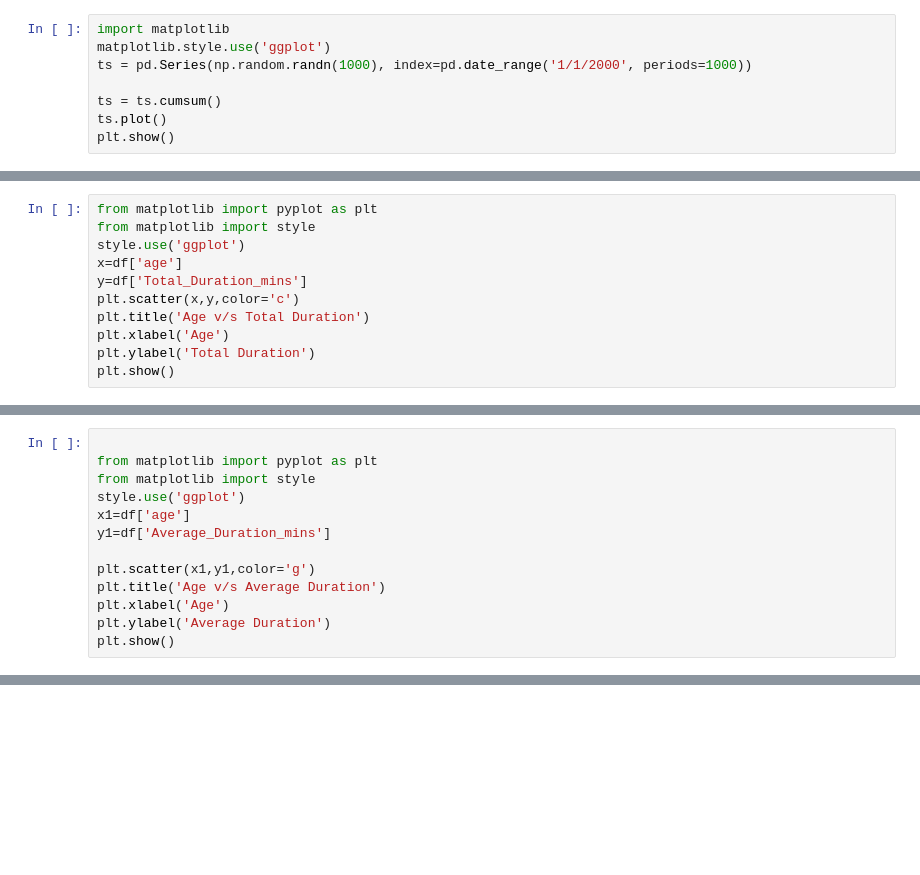
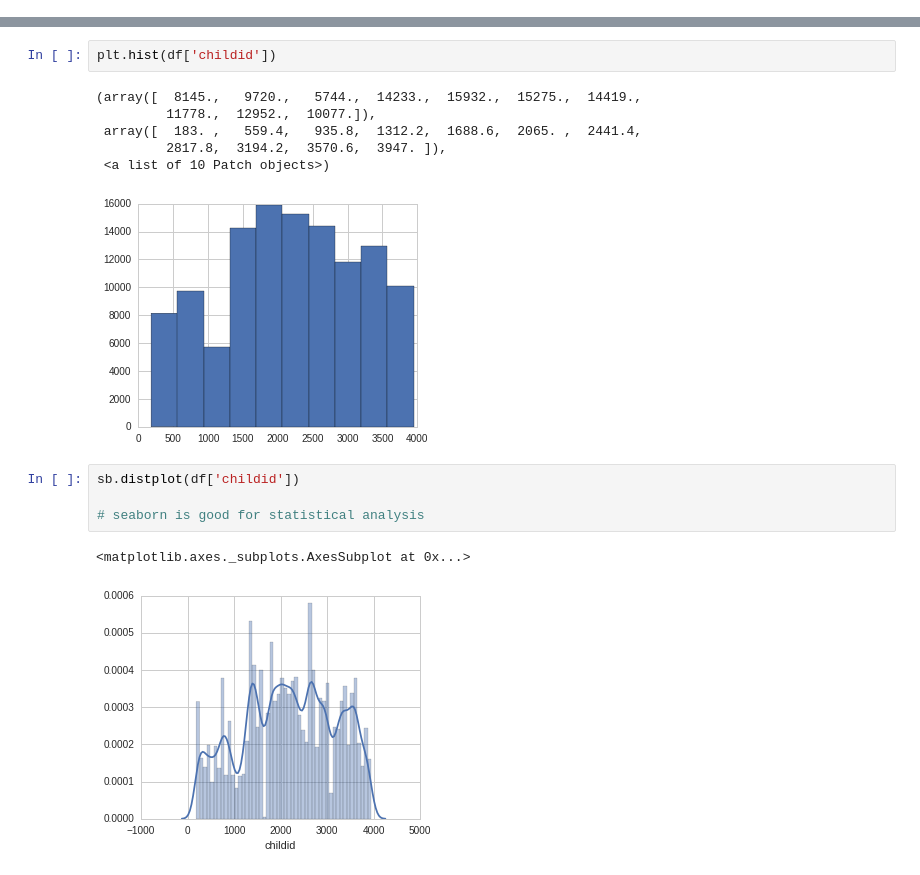
Before and after one commit to mittidesai/Mobile-Apps-activity-analysis-and-prediction, a Jupyter notebook: Untitled.ipynb, the cells around one changed output, grey strips where cells are left out. Saved outputs shown, nothing was run; the diff lists cells and outputs as text; blank space fills up the shorter version.

```diff
--- a/Untitled.ipynb
+++ b/Untitled.ipynb
@@ -30,8 +24,0 @@ df.describe
-# %%
-import matplotlib
-matplotlib.style.use('ggplot')
-ts = pd.Series(np.random.randn(1000), index=pd.date_range('1/1/2000', periods=1000))
-
-ts = ts.cumsum()
-ts.plot()
-plt.show()
@@ -40,11 +24,0 @@ plt.show()
-# %%
-from matplotlib import pyplot as plt
-from matplotlib import style
-style.use('ggplot')
-x=df['age']
-y=df['Total_Duration_mins']
-plt.scatter(x,y,color='c')
-plt.title('Age v/s Total Duration')
-plt.xlabel('Age')
-plt.ylabel('Total Duration')
-plt.show()
@@ -55,13 +24,0 @@ plt.show()
-# %%
-
-from matplotlib import pyplot as plt
-from matplotlib import style
-style.use('ggplot')
-x1=df['age']
-y1=df['Average_Duration_mins']
-
-plt.scatter(x1,y1,color='g')
-plt.title('Age v/s Average Duration')
-plt.xlabel('Age')
-plt.ylabel('Average Duration')
-plt.show()
@@ -93,0 +25,16 @@ plt.savefig('smooth_plot.png')
+# %%
+plt.hist(df['childid'])
+# %% [output]
+(array([  8145.,   9720.,   5744.,  14233.,  15932.,  15275.,  14419.,
+         11778.,  12952.,  10077.]),
+ array([  183. ,   559.4,   935.8,  1312.2,  1688.6,  2065. ,  2441.4,
+         2817.8,  3194.2,  3570.6,  3947. ]),
+ <a list of 10 Patch objects>)
+[figure, added]
+# %%
+sb.distplot(df['childid'])
+
+# seaborn is good for statistical analysis
+# %% [output]
+<matplotlib.axes._subplots.AxesSubplot at 0x...>
+[figure, added]
```
Also changed, not shown: parts of 27 cells of this notebook, 5 other files.
